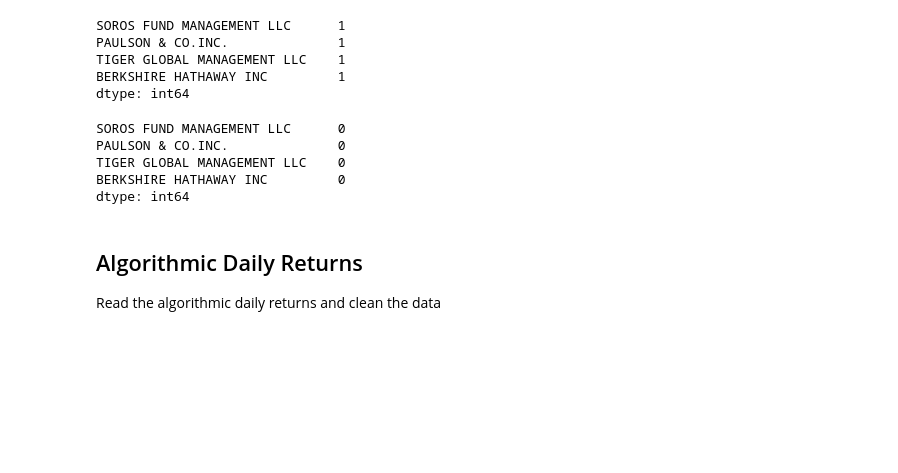
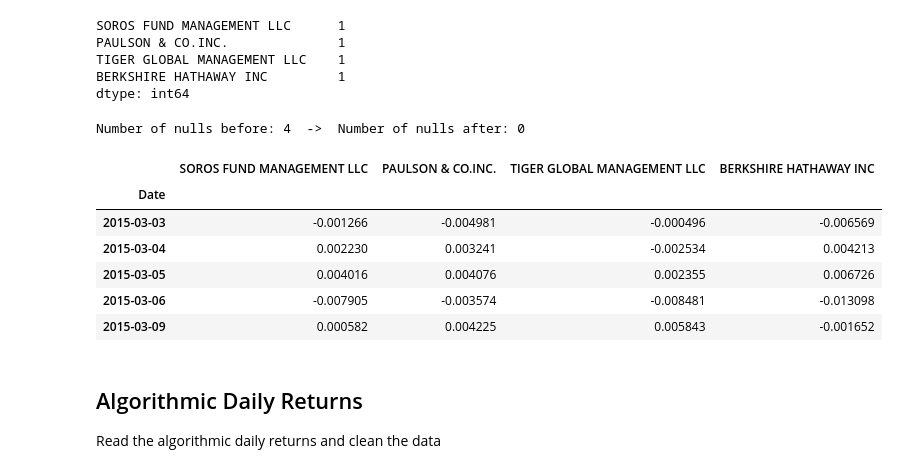
Before and after one commit to drg-developer-2-GWFinTech-Homeworks/homework-3, a Jupyter notebook: whale_analysis.ipynb, the cells around one changed output. Cells and saved outputs as stored; diff of their text form; code cells hidden in the pictures; blank space fills up the shorter version.

Commit message:
Cleaned null values.

```diff
--- a/whale_analysis.ipynb
+++ b/whale_analysis.ipynb
@@ -53,14 +46,22 @@ BERKSHIRE HATHAWAY INC         1
 dtype: int64
 # %%
 # Drop nulls
+num_nulls_before = whale_returns.isnull().sum().sum()
 whale_returns.dropna(inplace=True)
-whale_returns.isnull().sum()
+num_nulls_after = whale_returns.isnull().sum().sum()
+print()
+print(f"Number of nulls before: {num_nulls_before}  ->  Number of nulls after: {num_nulls_after}")
+print()
+whale_returns.head()
 # %% [output]
-SOROS FUND MANAGEMENT LLC      0
-PAULSON & CO.INC.              0
-TIGER GLOBAL MANAGEMENT LLC    0
-BERKSHIRE HATHAWAY INC         0
-dtype: int64
+Number of nulls before: 4  ->  Number of nulls after: 0
+|  | SOROS FUND MANAGEMENT LLC | PAULSON & CO.INC. | TIGER GLOBAL MANAGEMENT LLC | BERKSHIRE HATHAWAY INC |
+| Date |  |  |  |  |
+| 2015-03-03 | -0.001266 | -0.004981 | -0.000496 | -0.006569 |
+| 2015-03-04 | 0.002230 | 0.003241 | -0.002534 | 0.004213 |
+| 2015-03-05 | 0.004016 | 0.004076 | 0.002355 | 0.006726 |
+| 2015-03-06 | -0.007905 | -0.003574 | -0.008481 | -0.013098 |
+| 2015-03-09 | 0.000582 | 0.004225 | 0.005843 | -0.001652 |
 # %% [markdown]
 ## Algorithmic Daily Returns
 
```
Also changed, not shown: parts of 11 cells of this notebook.
